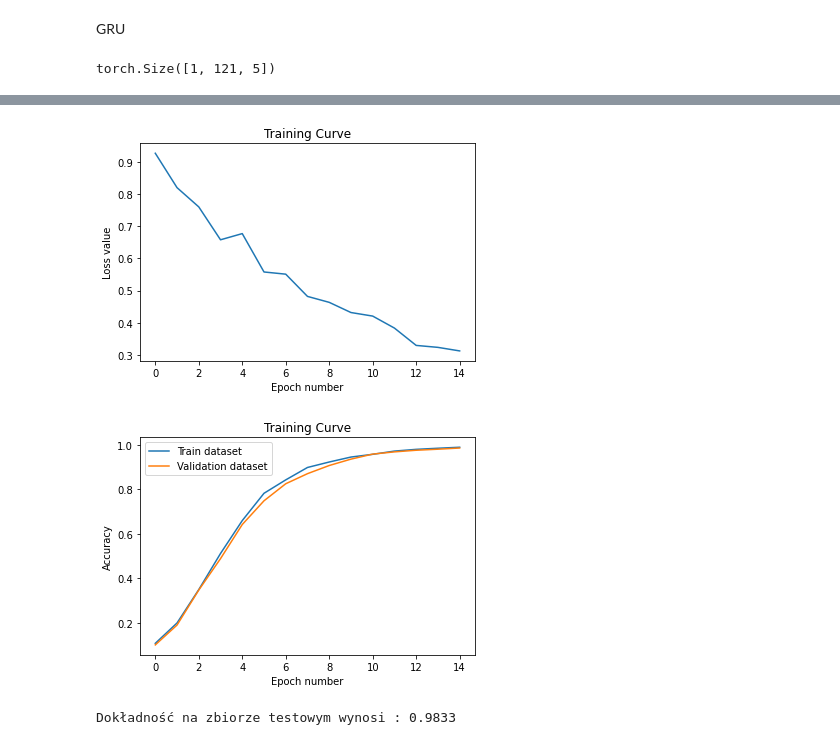
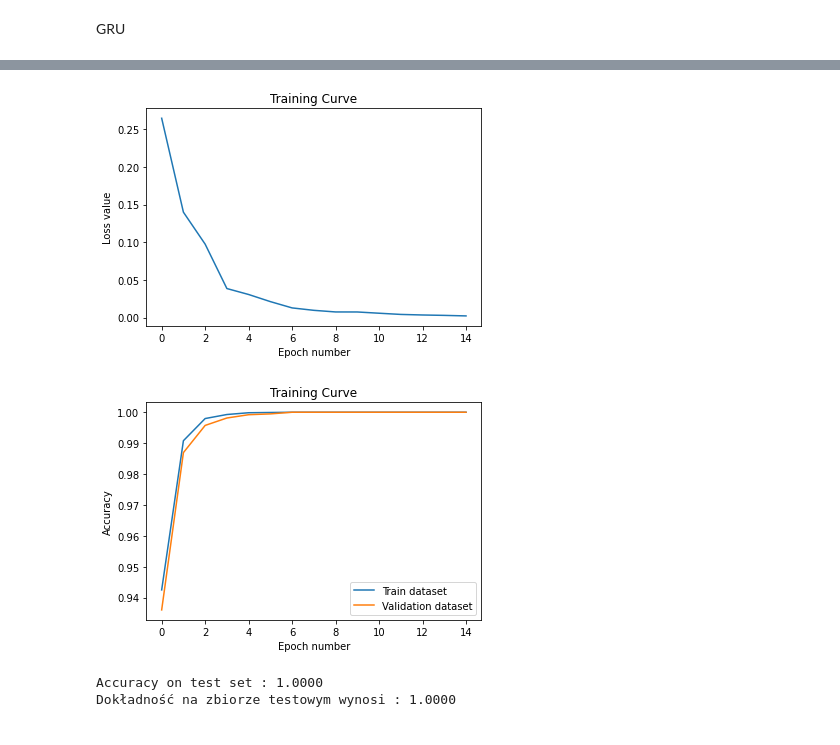
Before and after one commit to OliverAndreasHood/NLP_Final, a Jupyter notebook: NLP_Final.ipynb, the cells around one changed output, grey strips where cells are left out. Drawn from its saved outputs; the diff is of its cells as text; code cells hidden in the pictures.

```diff
--- a/NLP_Final.ipynb
+++ b/NLP_Final.ipynb
@@ -737,11 +661,0 @@ test_loader = torch.utils.data.DataLoader(test, batch_size=200, shuffle=True)
-# %%
-siec = nn.Sequential(nn.Linear(200, 50),  #przekształcenie liniowe R^200 ---> R^50
-                        nn.ReLU(),          #przekształcenie ReLU
-                        nn.Linear(50, 10),  #kolejne przekształcenie liniowe R^50--->R^10
-                        nn.ReLU(),          #przekształcenie ReLU
-                        nn.Linear(10, 2))   # przekształcenie liniowe, efekt: 2 liczby
-
-
-train_network(siec, train_loader, valid_loader, num_epochs=100, learning_rate=0.0001)
-
-print("Final test accuracy:", get_accuracy(siec, test_loader)) #dokladnosc na zbiorze testowym
@@ -766,15 +819,17 @@ LSTM
 # %%
 def get_indx(glove_vector, revs):
+    sys.stdout.write('\rGetting index loaders..')
     train, valid, test = [], [], []
     for i, line in enumerate(revs):
         rev = line[0]
-
 
         idx = [glove_vector.stoi[w] for w in rev if w in glove_vector.stoi]
         if not idx:
           continue
         idx = torch.tensor(idx)
+
         label = torch.tensor(int(line[0] == 1)).long()
+
         #dzielimy dane na trzy kategorie
         if i % len(revs) < int(0.7*len(revs)):
             train.append((idx, label))
@@ -785,4 +840,5 @@ def get_indx(glove_vector, revs):
         else:
             test.append((idx, label))
 
+    sys.stdout.write('\rGetting index loaders => Done\n')
     return train, valid, test
@@ -879,5 +888,0 @@ lstm_layer = nn.LSTM(input_size=200,
-# %%
-h0 = torch.zeros(1, 1, 5)     #początkowy stan ukryty
-c0 = torch.zeros(1, 1, 5)     #początkowy cell state, przechowuje pamiec dlugotrwala
-out, last_hidden = lstm_layer(reev_input, (h0, c0)) #drugi argument sklada sie z h0 i c0
-out.shape
@@ -934,0 +889,18 @@ Dokładność na zbiorze testowym wynosi : 0.9993
+# %%
+train, valid, test = get_indx(glove, a)
+
+batch_size = 32
+train_loader = TBatcher(train, batch_size=batch_size, drop_last=True)  #dane treningowe z batchem
+valid_loader = TBatcher(valid, batch_size=batch_size, drop_last=False)  #dane walidacyjne z batchem
+test_loader = TBatcher(test, batch_size=batch_size, drop_last=False)  #dane testowe z batchem
+
+                ################# LSTM #################
+
+print('\nMaking LSTM model')
+model_lstm = T_LSTM(200, 5, 2)
+md_train(model_lstm, train_loader, valid_loader, test_loader,
+         num_epochs=15, learning_rate=1e-5, pltout=True)
+# Żeby nie uzyskiwać overfittingu przy zwiększeniu ilości danych
+# parametrem którym należy manipulować jest tylko learning rate;
+# im więcej danych tym mniejszy lr.
+# Wartość 1e-5 ustawiono na podstawie 15 000 recenzji.
@@ -956,10 +949,7 @@ gru_layer = nn.GRU(input_size=200,
-# %%
-h0 = torch.zeros(1, 1, 5)     #początkowy stan ukryty
-out, last_hidden = gru_layer(reev_input, h0)
-out.shape
-# %% [output]
-torch.Size([1, 121, 5])
 # %%
+print('\nMaking GRU model')
 model_gru = T_GRU(200, 5, 2)
-md_train(model_gru, train_loader, valid_loader, num_epochs=15, learning_rate=2e-4)
+md_train(model_gru, train_loader, valid_loader, test_loader,
+         num_epochs=15, learning_rate=3e-5, pltout=True)
+# Overfitting jw. Wartość 3e-5 ustawiono na podstawie 15 000 recenzji.
 # %% [output]
@@ -981,6 +973,4 @@ Epoch number: 15 | Loss value: 0.3125292658805847 | Train accuracy: 0.989 | Vali
-[figure, old version]
+[figure, new version]
-[figure, old version]
+[figure, new version]
+Accuracy on test set : 1.0000
+Dokładność na zbiorze testowym wynosi : 1.0000
-# %%
-print('Dokładność na zbiorze testowym wynosi : {:.4f}'.format(get_accuracy(model_gru, test_loader)))
-# %% [output]
-Dokładność na zbiorze testowym wynosi : 0.9833
```
Also changed, not shown: parts of 39 cells of this notebook, 1 other file.
